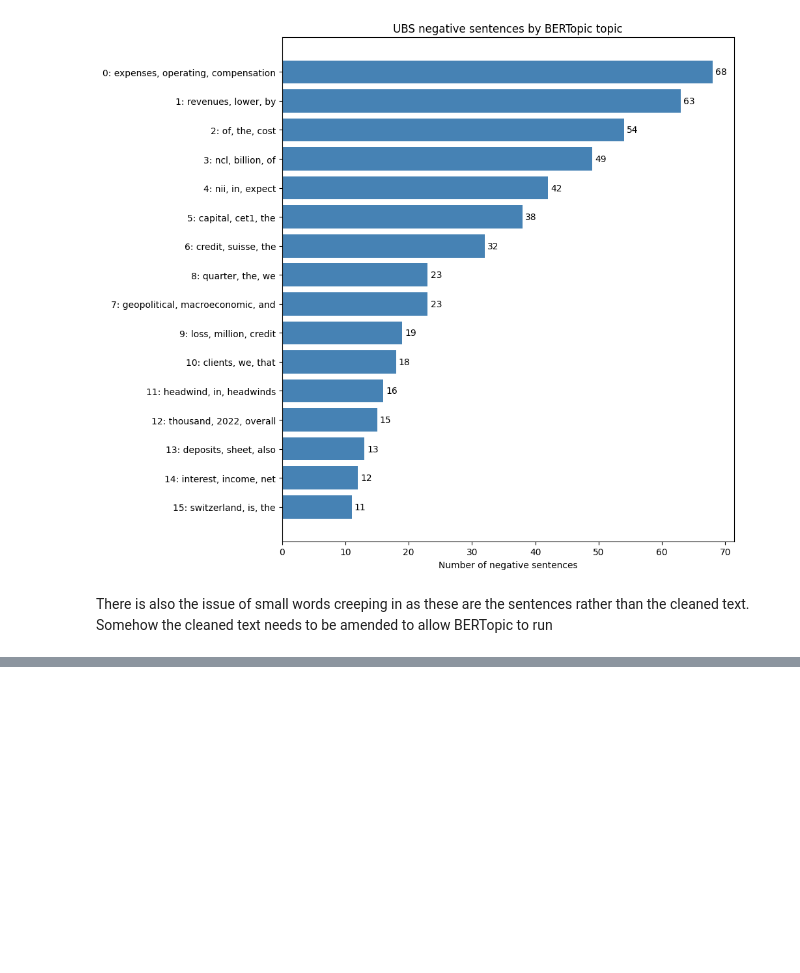
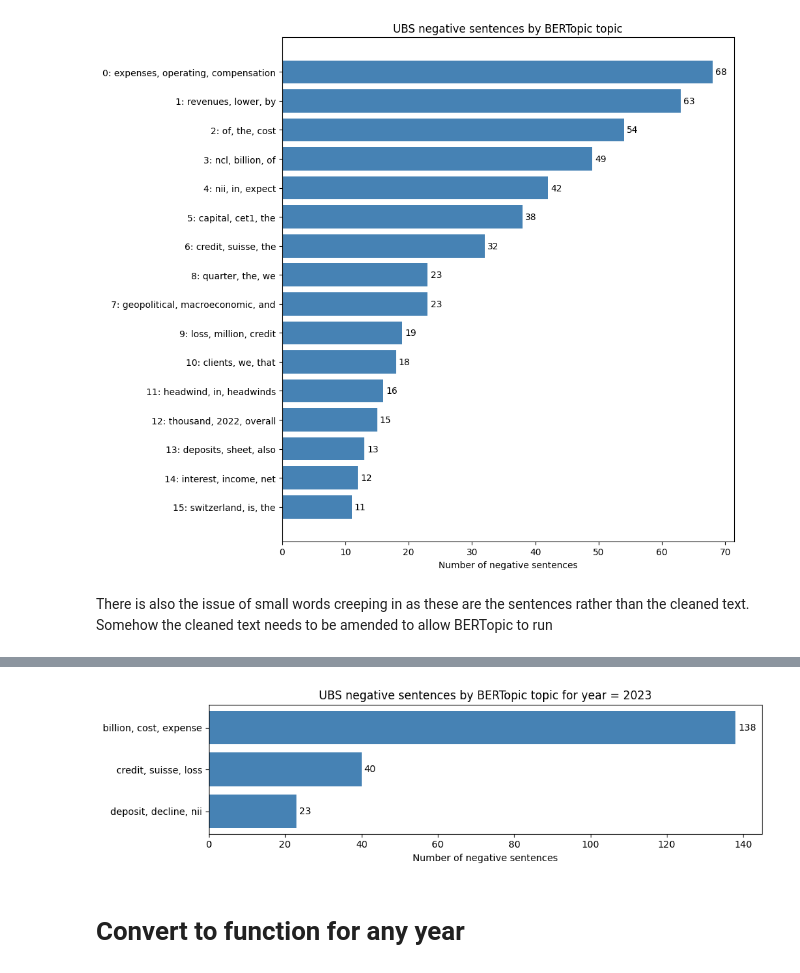
Before and after one commit to maybebool/boe-financial-analysis, a Jupyter notebook: notebooks/rachel/All_in_one/BERTopic_Test/BERTopic_Test_UBS.ipynb, the cells around one changed output, grey strips where cells are left out. Drawn from its saved outputs; the diff is of its cells as text; code cells hidden in the pictures; blank space fills up the shorter version.

```diff
--- a/notebooks/rachel/All_in_one/BERTopic_Test/BERTopic_Test_UBS.ipynb
+++ b/notebooks/rachel/All_in_one/BERTopic_Test/BERTopic_Test_UBS.ipynb
@@ -195,0 +288,4 @@ This would mean running BERTopic separately for each bank and each quarter, extr
+# %%
+# Remove any empty sentences after adapting the text from "strings of lists" format
+YR_texts_for_bertopic_negative = [t for t in YR_texts_for_bertopic_negative if t.strip() != ""]
+print(f"Number of negative sentences for BERTopic modelling in {YEAR} after removing empty sentences:", len(YR_texts_for_bertopic_negative))
@@ -195,0 +297,11 @@ This would mean running BERTopic separately for each bank and each quarter, extr
+# %%
+from bertopic import BERTopic
+from umap import UMAP
+
+YR_cl_topic_model_negative = BERTopic(
+    umap_model=UMAP(random_state=42, n_jobs=1),
+    calculate_probabilities=False,
+)
+YR_cl_topics_negative, _ = YR_cl_topic_model_negative.fit_transform(YR_texts_for_bertopic_negative)
+YR_cl_topic_info_negative = YR_cl_topic_model_negative.get_topic_info()
+YR_cl_topic_info_negative
@@ -195,0 +314,29 @@ This would mean running BERTopic separately for each bank and each quarter, extr
+# %%
+
+import matplotlib.pyplot as plt
+
+YR_topic_info = YR_cl_topic_info_negative
+YR_topic_info = YR_topic_info[YR_topic_info["Topic"] != -1]  # drop the outlier "topic"
+YR_topic_info = YR_topic_info.sort_values("Count")
+YR_topic_info = YR_topic_info[YR_topic_info["Topic"] != -1]  # drop the outlier "topic"
+YR_topic_info = YR_topic_info.sort_values("Count")
+
+# Shorten names like "0_rates_margin_nii_cost" to "rates, margin, nii"
+labels = [
+    f"{row.Topic}: " + ", ".join(row.Name.split("_")[1:4])
+    for row in YR_topic_info.itertuples()
+]
+
+# Remove cluster number from the labels
+labels = [", ".join(label.split(": ")[1:]) for label in labels]
+fig, ax = plt.subplots(figsize=(10, 0.45 * len(YR_topic_info) + 1.5))
+bars = ax.barh(labels, YR_topic_info["Count"], color="steelblue")
+ax.bar_label(bars, padding=3)
+ax.set_xlabel("Number of negative sentences")
+ax.set_title(f"UBS negative sentences by BERTopic topic for year = {YEAR}")
+plt.tight_layout()
+plt.show()
+# %% [output]
+[figure, added]
+# %% [markdown]
+# Convert to function for any year
```
Also changed, not shown: parts of 27 cells of this notebook.
